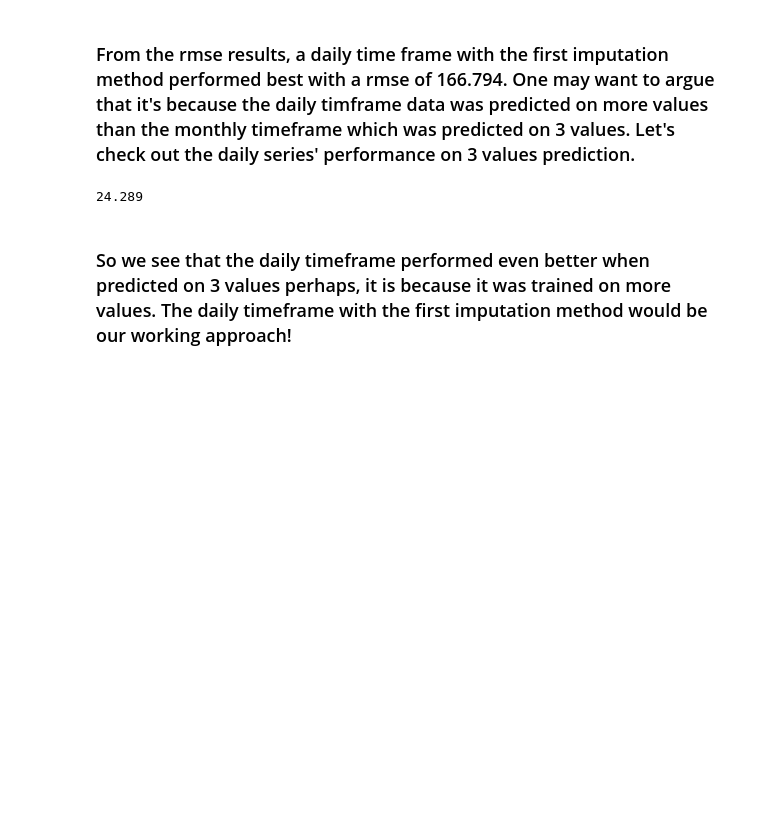
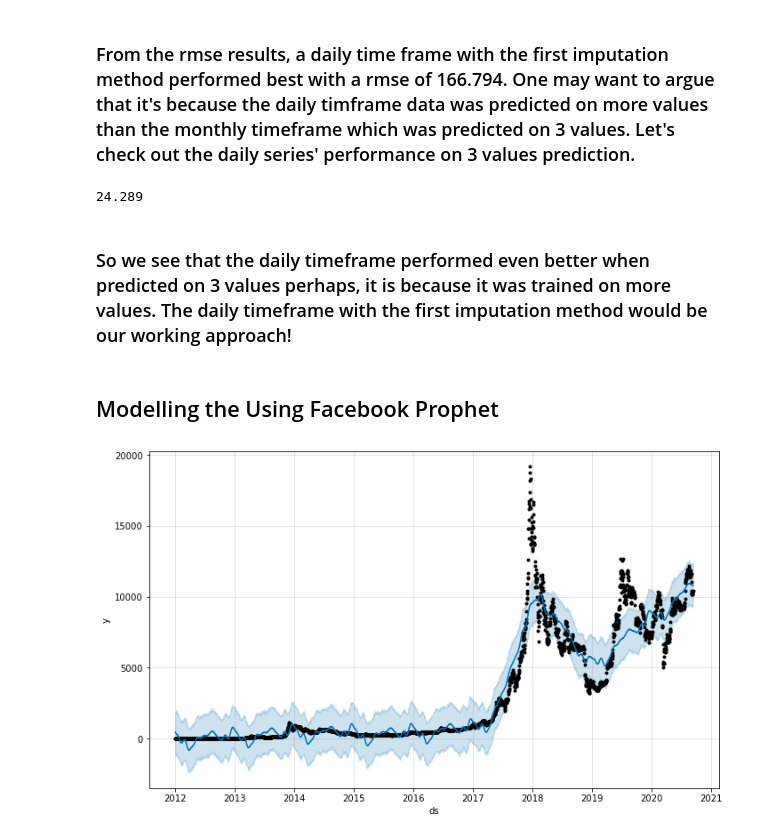
Before and after one commit to HamoyeHQ/05-bitcoin-trading, a Jupyter notebook: Open column time series.ipynb, the cells around one changed output. Drawn from its saved outputs; the diff is of its cells as text; code cells hidden in the pictures; blank space fills up the shorter version.

Commit message:
Modeled with Facebook Prophet

```diff
--- a/Open column time series.ipynb
+++ b/Open column time series.ipynb
@@ -739,3 +739,5 @@ round(mse(daily_ARIMA_results[0][0][:3], daily_ARIMA_results[0][1][:3], squared=
 24.289
 # %% [markdown]
 ### So we see that the daily timeframe performed even better when predicted on 3 values perhaps, it is because it was trained on more values. The daily timeframe with the first imputation method would be our working approach!
+# %% [markdown]
+## Modelling the Using Facebook Prophet
@@ -741,0 +746,32 @@ round(mse(daily_ARIMA_results[0][0][:3], daily_ARIMA_results[0][1][:3], squared=
+# %%
+# creating a function that will return a dataframe compatible with Prophet
+def make_fbprophet_dataframe(time_series):
+    df = pd.DataFrame({'ds': time_series.index, 'y': time_series.values})
+
+    return df
+# %%
+# creating a walk forward function for Prophet
+def walk_forward_fbprophet(series, start_walk):
+    train, test = ts_train_test_split(series, start_walk)
+    df = make_fbprophet_dataframe(train)
+
+    forecasts = []
+
+    for t in range(test.shape[0]):
+        m = Prophet(yearly_seasonality=True)
+        m.fit(df)
+        future = m.make_future_dataframe(periods=1)
+        forecast = m.predict(future)
+        yhat = forecast['yhat'].values[-1]
+        forecasts.append(yhat)
+        df = make_fbprophet_dataframe(series[:train.shape[0]+t+1])
+
+    m.plot(forecast)
+
+    return test, pd.Series(forecasts, index=test.index)
+# %%
+# Let's forecast on the daily time frame which seems to be the best time frame to use after trying other
+#timeframes.
+fbprophet_result = walk_forward_fbprophet(daily_open_time_series1, daily_start_walk) # stores the result
+# %% [output]
+[figure, added]
```
Also changed, not shown: parts of 3 cells of this notebook.
